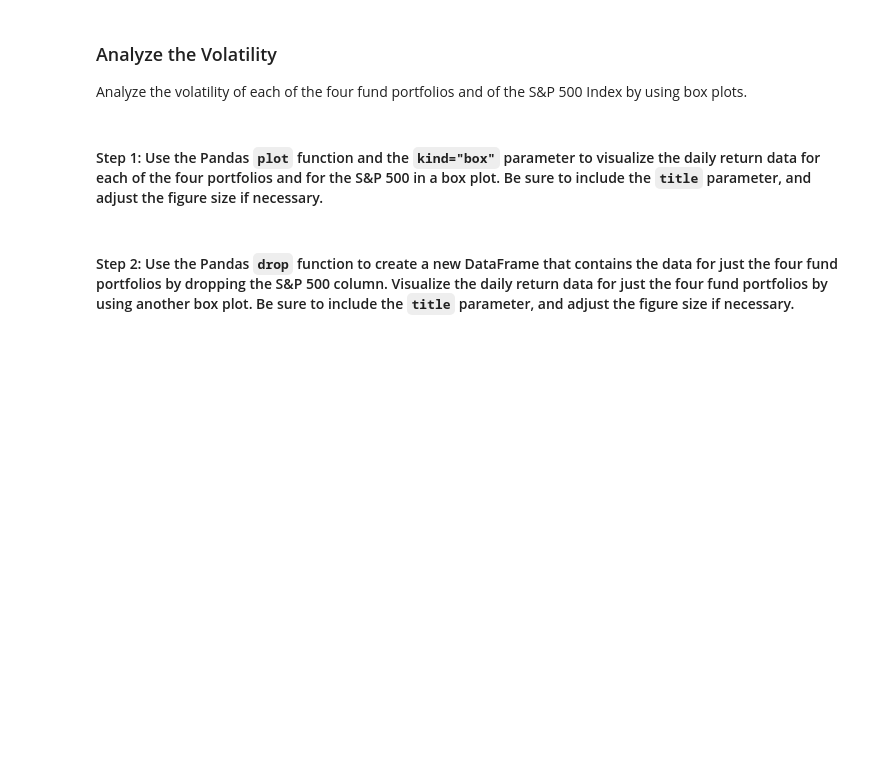
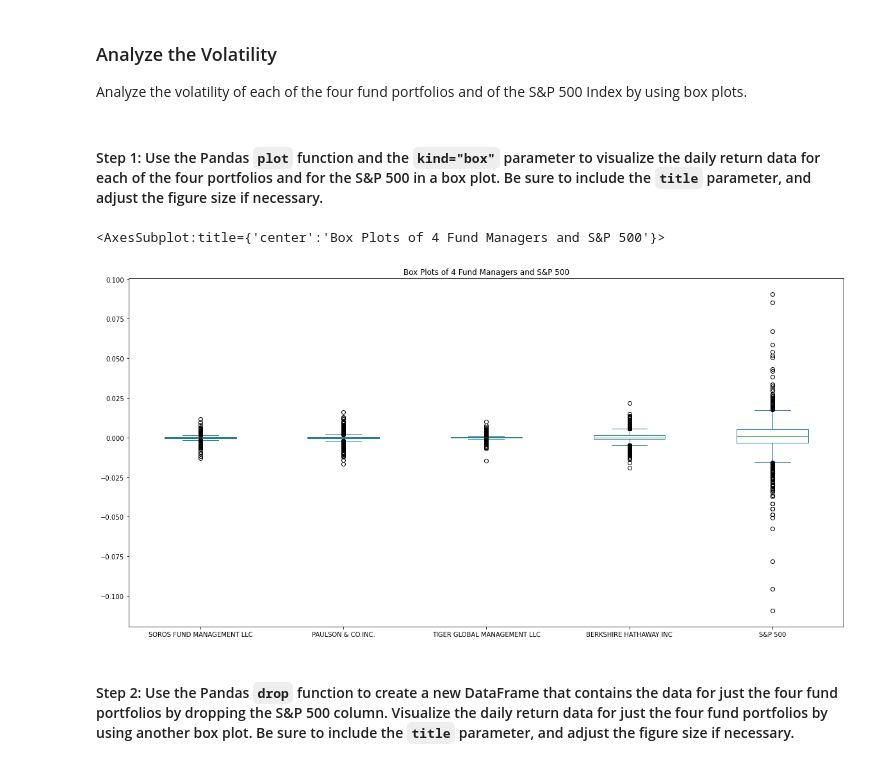
Before and after one commit to kheller18/retirement-portfolio-planning, a Jupyter notebook: risk_return_analysis.ipynb, the cells around one changed output. Cells and saved outputs as stored; diff of their text form; code cells hidden in the pictures; blank space fills up the shorter version.

```diff
--- a/risk_return_analysis.ipynb
+++ b/risk_return_analysis.ipynb
@@ -201,7 +202,10 @@ Analyze the volatility of each of the four fund portfolios and of the S&P 500 In
 # %%
 # Use the daily return data to create box plots to visualize the volatility of the 4 funds and the S&P 500
 # Include a title parameter and adjust the figure size
-# YOUR CODE HERE
+daily_returns.plot(kind="box", figsize=(20, 10), title="Box Plots of 4 Fund Managers and S&P 500")
+# %% [output]
+<AxesSubplot:title={'center':'Box Plots of 4 Fund Managers and S&P 500'}>
+[figure, added]
 # %% [markdown]
 #### Step 2: Use the Pandas `drop` function to create a new DataFrame that contains the data for just the four fund portfolios by dropping the S&P 500 column. Visualize the daily return data for just the four fund portfolios by using another box plot. Be sure to include the `title` parameter, and adjust the figure size if necessary.
 # %%
```
Also changed, not shown: parts of 10 cells of this notebook.
